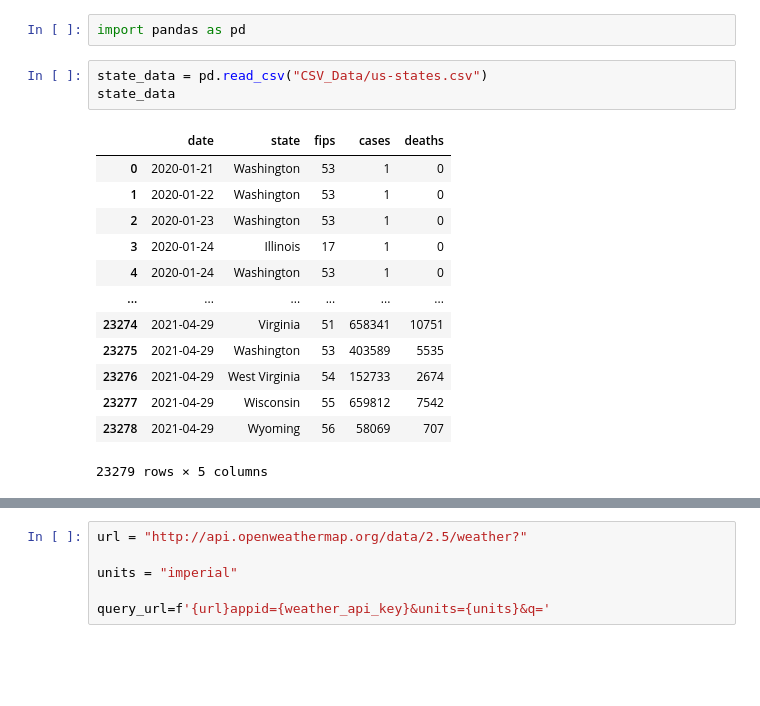
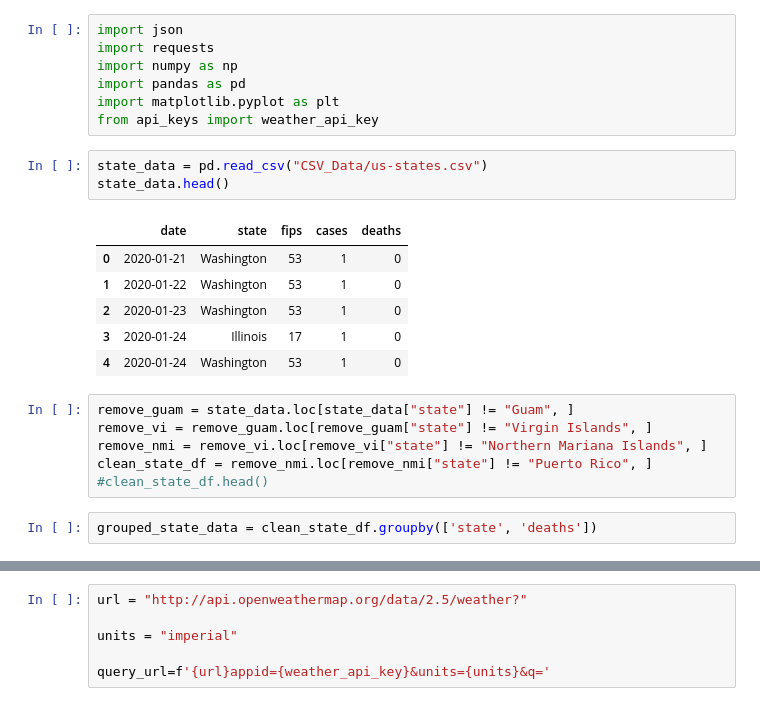
Before and after one commit to jenniecinelli/project_one, a Jupyter notebook: jennie.ipynb, the cells around one changed output, grey strips where cells are left out. Drawn from its saved outputs; the diff is of its cells as text; blank space fills up the shorter version.

```diff
--- a/jennie.ipynb
+++ b/jennie.ipynb
@@ -1,19 +1,25 @@
-# %%
-import pandas as pd
+# %%
+import json
+import requests
+import numpy as np
+import pandas as pd
+import matplotlib.pyplot as plt
+from api_keys import weather_api_key
 # %%
 state_data = pd.read_csv("CSV_Data/us-states.csv")
-state_data
+state_data.head()
 # %% [output]
 |  | date | state | fips | cases | deaths |
 | 0 | 2020-01-21 | Washington | 53 | 1 | 0 |
 | 1 | 2020-01-22 | Washington | 53 | 1 | 0 |
 | 2 | 2020-01-23 | Washington | 53 | 1 | 0 |
 | 3 | 2020-01-24 | Illinois | 17 | 1 | 0 |
 | 4 | 2020-01-24 | Washington | 53 | 1 | 0 |
-| ... | ... | ... | ... | ... | ... |
-| 23274 | 2021-04-29 | Virginia | 51 | 658341 | 10751 |
-| 23275 | 2021-04-29 | Washington | 53 | 403589 | 5535 |
-| 23276 | 2021-04-29 | West Virginia | 54 | 152733 | 2674 |
-| 23277 | 2021-04-29 | Wisconsin | 55 | 659812 | 7542 |
-| 23278 | 2021-04-29 | Wyoming | 56 | 58069 | 707 |
-23279 rows × 5 columns
+# %%
+remove_guam = state_data.loc[state_data["state"] != "Guam", ]
+remove_vi = remove_guam.loc[remove_guam["state"] != "Virgin Islands", ]
+remove_nmi = remove_vi.loc[remove_vi["state"] != "Northern Mariana Islands", ]
+clean_state_df = remove_nmi.loc[remove_nmi["state"] != "Puerto Rico", ]
+#clean_state_df.head()
+# %%
+grouped_state_data = clean_state_df.groupby(['state', 'deaths'])
```
Also changed, not shown: parts of 13 cells of this notebook.
